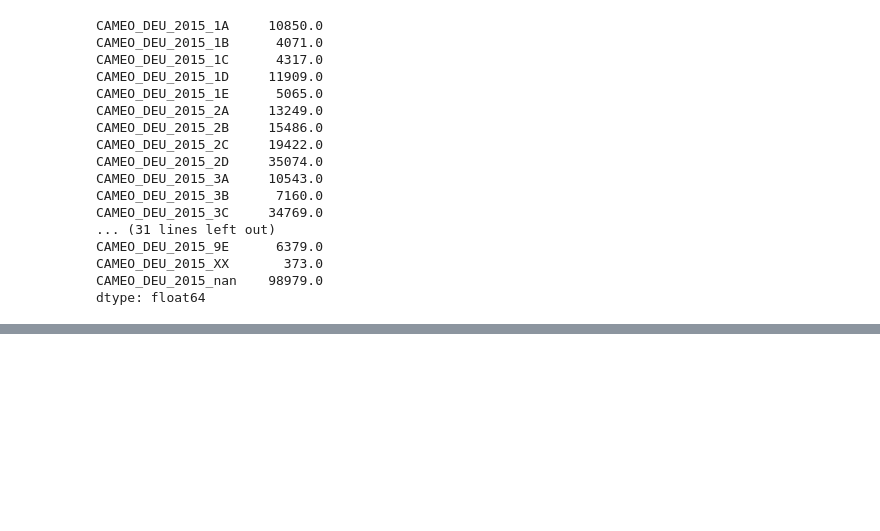
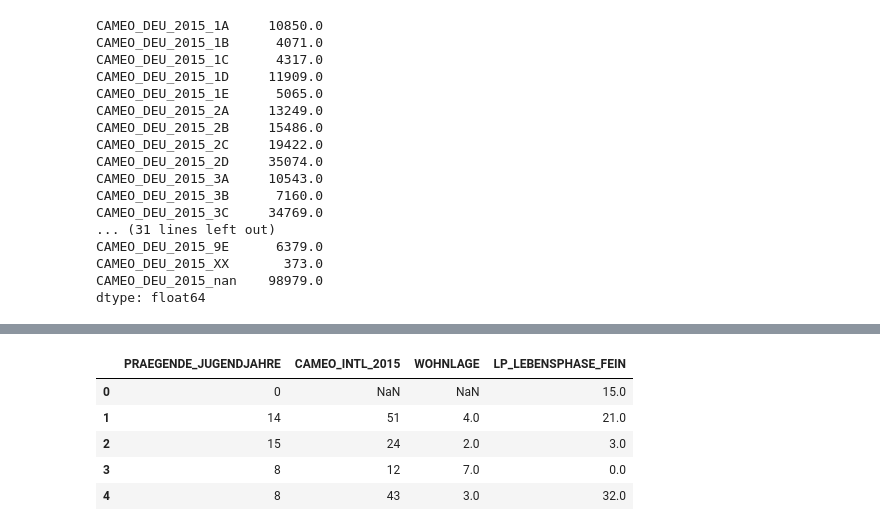
Before and after one commit to kinant/ud-ml-pytorch, a Jupyter notebook: Project 03/identify_customer_segments/testing.py.ipynb, the cells around one changed output, grey strips where cells are left out. Cells and saved outputs as stored; diff of their text form; code cells hidden in the pictures; blank space fills up the shorter version.

```diff
--- a/Project 03/identify_customer_segments/testing.py.ipynb
+++ b/Project 03/identify_customer_segments/testing.py.ipynb
@@ -270,0 +393,10 @@ dtype: float64
+# %%
+df_test_engineer = df_test_raw[[PRA_JUG, CAM_INT, WOHN, LP_LEB]]
+df_test_engineer.head()
+# %% [output]
+|  | PRAEGENDE_JUGENDJAHRE | CAMEO_INTL_2015 | WOHNLAGE | LP_LEBENSPHASE_FEIN |
+| 0 | 0 | NaN | NaN | 15.0 |
+| 1 | 14 | 51 | 4.0 | 21.0 |
+| 2 | 15 | 24 | 2.0 | 3.0 |
+| 3 | 8 | 12 | 7.0 | 0.0 |
+| 4 | 8 | 43 | 3.0 | 32.0 |
```
Also changed, not shown: parts of 7 cells of this notebook, 1 other file.
